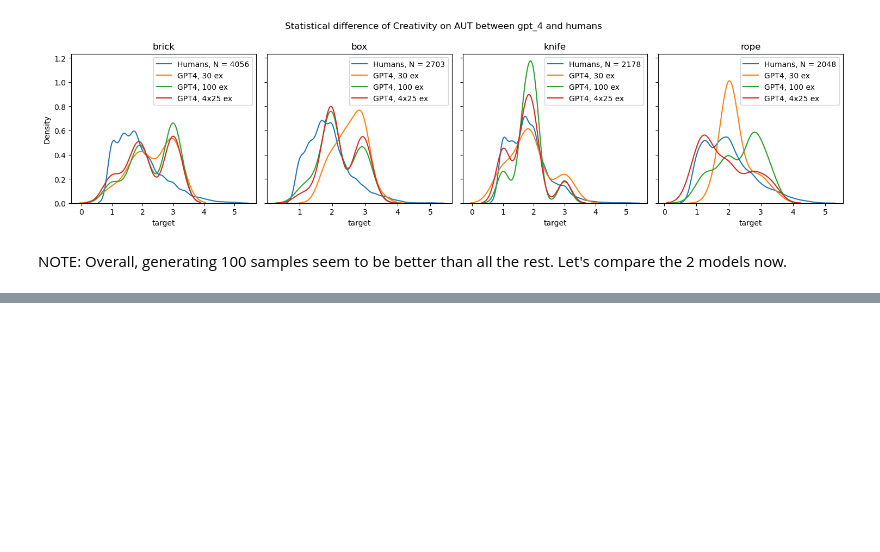
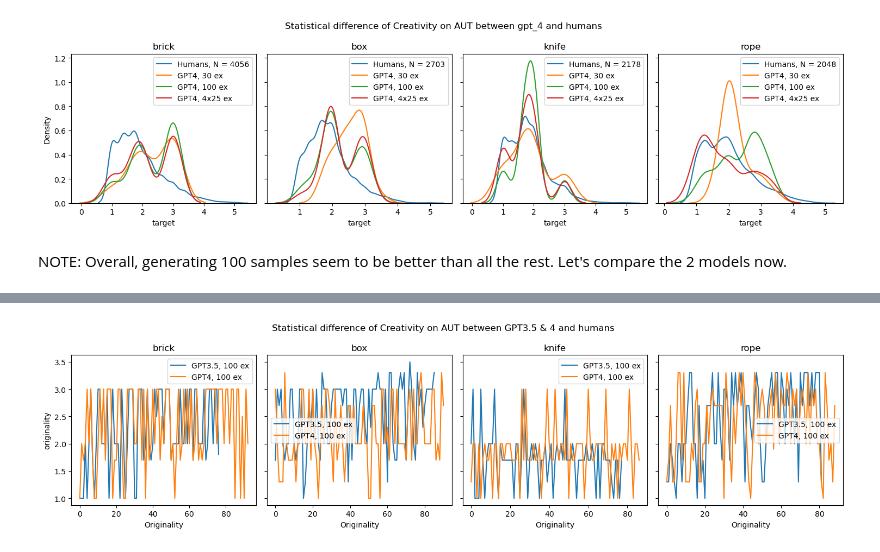
Before and after one commit to Maximelel/LLM_creativity_aut, a Jupyter notebook: experiments.ipynb, the cells around one changed output, grey strips where cells are left out. Cells and saved outputs as stored; diff of their text form; code cells hidden in the pictures; blank space fills up the shorter version.

```diff
--- a/experiments.ipynb
+++ b/experiments.ipynb
@@ -226,0 +280,21 @@ NOTE: GPT3.5 seems to be slightly better.
+# %%
+# t test between GPT3.5 and GPT4
+from scipy.stats import ttest_ind, kruskal
+
+print("T test, with TCL approximation (>30 samples)")
+for object_name in objects:
+    object_ocsai_eval_gpt35_100 = ocsai_eval_merged_gpt35_100[ocsai_eval_merged_gpt35_100['prompt'] == object_name]
+    object_ocsai_eval_gpt4_100 = ocsai_eval_merged_gpt4_100[ocsai_eval_merged_gpt4_100['prompt'] == object_name]
+
+
+    t_stat, p_val = ttest_ind(object_ocsai_eval_gpt35_100['originality'], object_ocsai_eval_gpt4_100['originality'])
+    print(f"Object: {object_name} - t-statistic: {t_stat}, p-value: {p_val}")
+
+print("\nKruskal-Wallis, for quantitative non-normal outcome and categorical input")
+for object in objects:
+    object_ground_truth = ground_truth[ground_truth['prompt'] == object]
+    object_ocsai_eval_gpt35_100 = ocsai_eval_merged_gpt35_100[ocsai_eval_merged_gpt35_100['prompt'] == object]
+    object_ocsai_eval_gpt4_100 = ocsai_eval_merged_gpt4_100[ocsai_eval_merged_gpt4_100['prompt'] == object]
+
+    stat, p = kruskal(object_ground_truth['target'], object_ocsai_eval_gpt35_100['originality'], object_ocsai_eval_gpt4_100['originality'])
+    print(f"Object: {object} - Statistics: {stat}, p-value: {p}")
@@ -226,0 +355,25 @@ NOTE: GPT3.5 seems to be slightly better.
+# %%
+# create 4 subplots for each object
+# one each subplot, plot a lineplot of the originality for both gpt_35 and gpt_4
+
+fig, axs = plt.subplots(1,4, figsize=(15, 4), sharey=True)
+for i, object_name in enumerate(objects):
+    # normalize the values in ground truth and ocsai_eval_merged
+    object_ground_truth = ground_truth[ground_truth['prompt'] == object_name]
+    object_ocsai_eval_gpt35_100 = ocsai_eval_merged_gpt35_100[ocsai_eval_merged_gpt35_100['prompt'] == object_name]
+    object_ocsai_eval_gpt4_100 = ocsai_eval_merged_gpt4_100[ocsai_eval_merged_gpt4_100['prompt'] == object_name]
+    object_ocsai_eval_mistral_30 = ocsai_eval_merged_mistral_30[ocsai_eval_merged_mistral_30['prompt'] == object_name]
+
+    #sns.lineplot(object_ground_truth['target'], label=f'Humans, N = {len(object_ground_truth)}', ax = axs[i])
+    sns.lineplot(object_ocsai_eval_gpt35_100['originality'], label=f'GPT3.5, 100 ex', ax = axs[i])
+    sns.lineplot(object_ocsai_eval_gpt4_100['originality'], label=f'GPT4, 100 ex', ax = axs[i])
+    #sns.lineplot(object_ocsai_eval_mistral_30['originality'], label=f'Mistral, 30 ex', ax = axs[i])
+
+    axs[i].set_title(f'{object_name}')
+    axs[i].set_xlabel('Originality')
+    axs[i].legend()
+plt.suptitle(f'Statistical difference of Creativity on AUT between GPT3.5 & 4 and humans')
+plt.tight_layout()
+plt.show()
+# %% [output]
+[figure, added]
```
Also changed, not shown: parts of 36 cells of this notebook, 4 other files.
